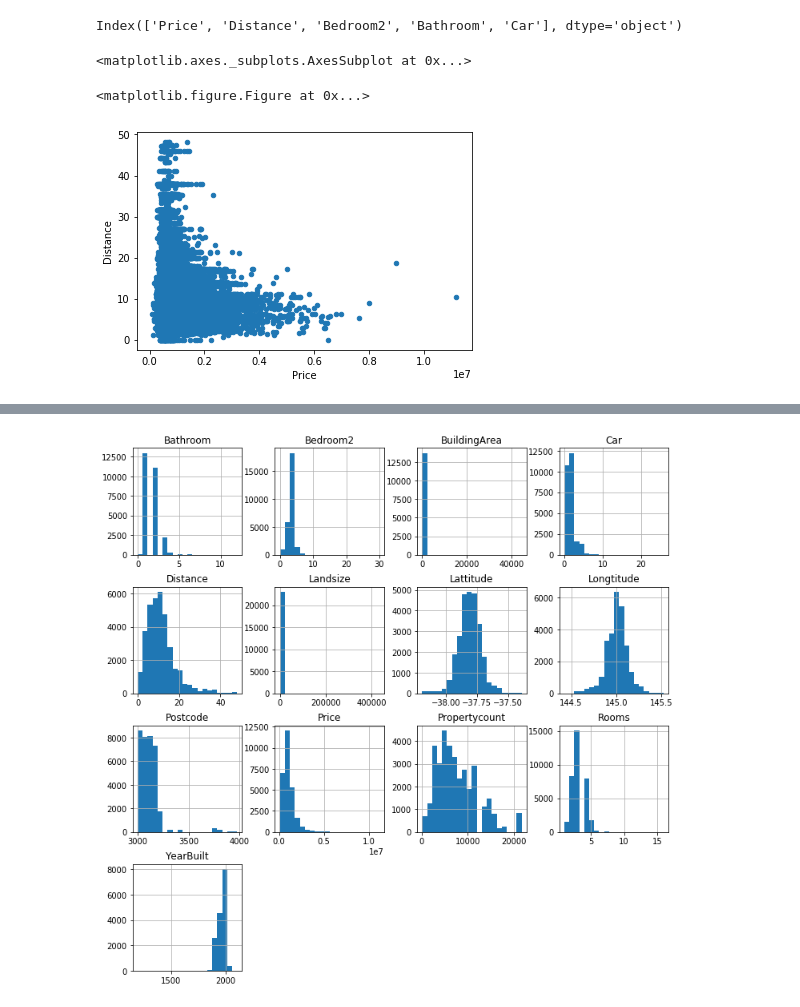
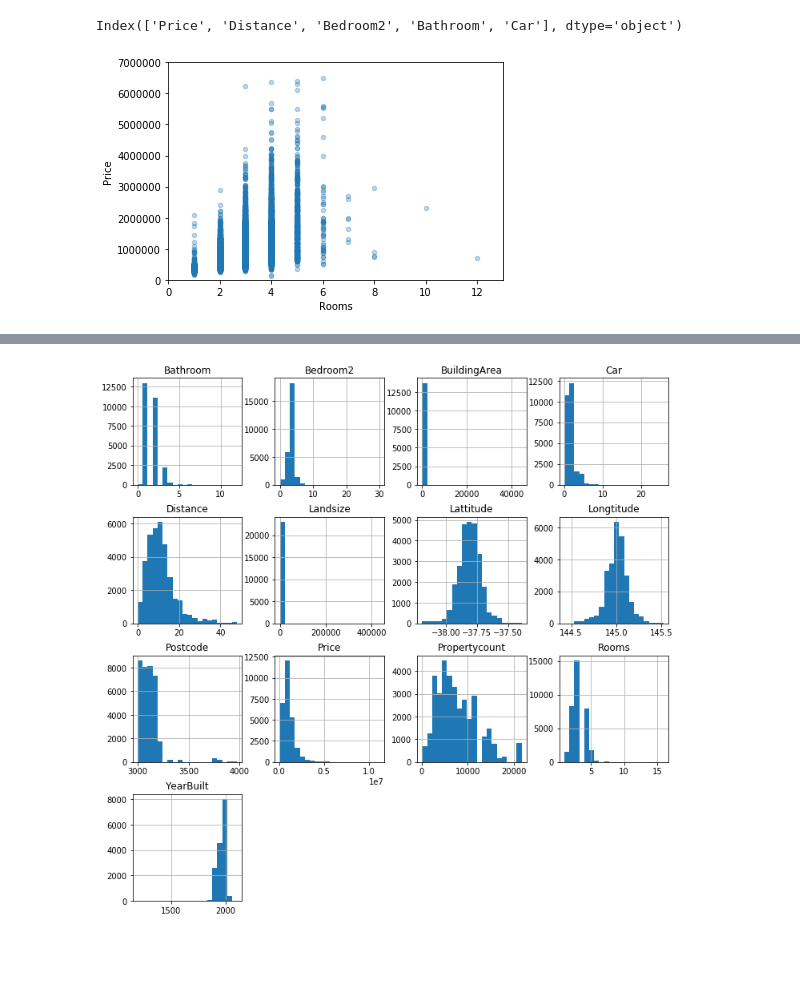
Before and after one commit to HuijunYan93/Data-Enthusiast, a Jupyter notebook: First Final Try.ipynb, the cells around one changed output, grey strips where cells are left out. Saved outputs shown, nothing was run; the diff lists cells and outputs as text; code cells hidden in the pictures; blank space fills up the shorter version.

```diff
--- a/First Final Try.ipynb
+++ b/First Final Try.ipynb
@@ -236,6 +252,8 @@ sns.countplot(data = df, x = 'RangeofDistance')
 # %% [output]
 <matplotlib.axes._subplots.AxesSubplot at 0x...>
 [figure]
+# %%
+housing['BuildingArea'] = housing['BuildingArea'].astype('category')
 # %%
 plt.figure(figsize=(16,7))
 sns.distplot(df['Price'], kde = True,hist_kws=dict(edgecolor="k"))
@@ -247,10 +265,10 @@ sns.distplot(df['Price'], kde = True,hist_kws=dict(edgecolor="k"))
 df.select_dtypes(['float64']).columns
 # %% [output]
 Index(['Price', 'Distance', 'Bedroom2', 'Bathroom', 'Car'], dtype='object')
-# %%
-plt.figure(figsize=(16,7))
-housing.plot.scatter(x='Price', y='Distance')
-# %% [output]
-<matplotlib.axes._subplots.AxesSubplot at 0x...>
-<matplotlib.figure.Figure at 0x...>
-[figure, removed]
+# %%
+housing.plot(kind="scatter", x="Rooms", y="Price",
+             alpha=0.3)
+plt.axis([0, 13, 0, 7000000.0])
+plt.show()
+# %% [output]
+[figure, added]
```
Also changed, not shown: parts of 36 cells of this notebook.
